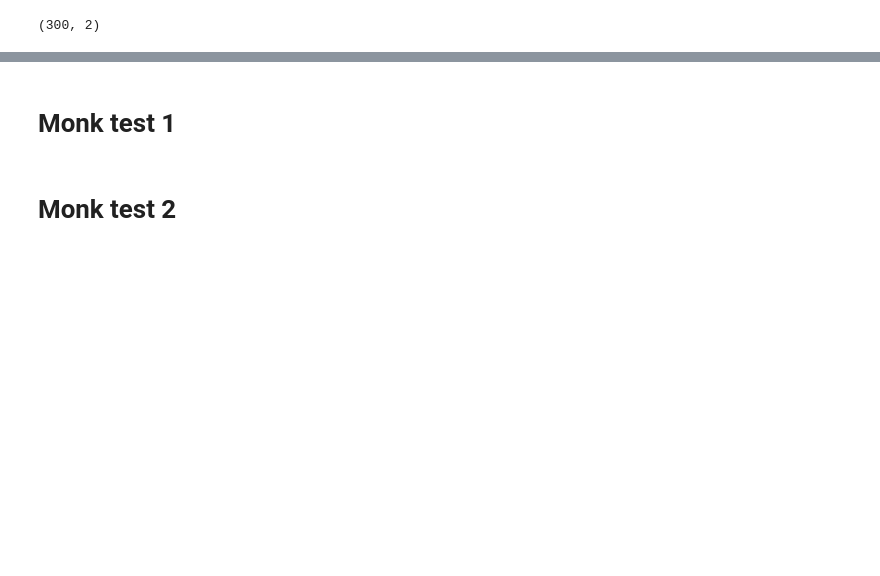
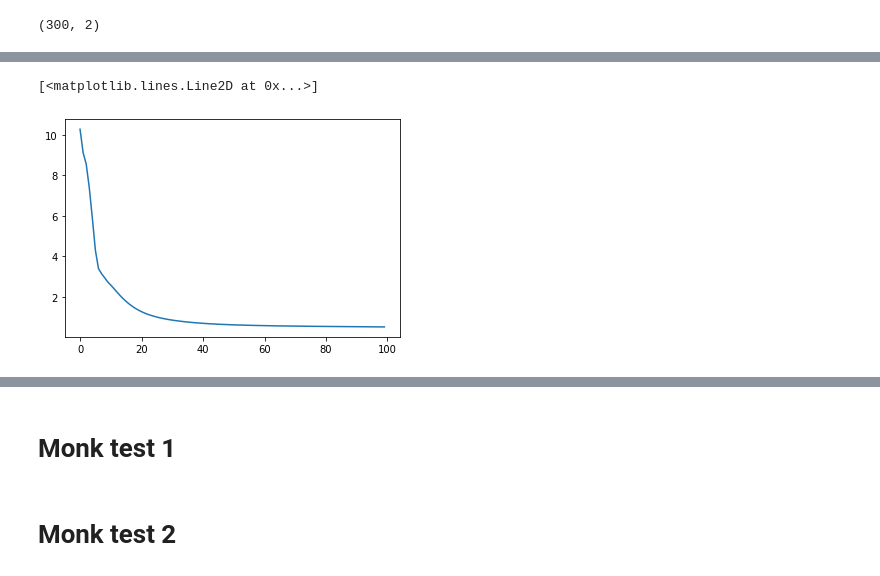
Before and after one commit to sd3ntato/ML-Project, a Jupyter notebook: test_notebook.ipynb, the cells around one changed output, grey strips where cells are left out. Drawn from its saved outputs; the diff is of its cells as text; code cells hidden in the pictures; blank space fills up the shorter version.

```diff
--- a/test_notebook.ipynb
+++ b/test_notebook.ipynb
@@ -32,12 +35,15 @@ print( MSE(outs,ty))
 # %%
-e, _ = n.train(tx, ty, 5e-02,
-  a = 1e-02,
+e, _ = n.train(tx, ty, 1e-02,
+  a = 9e-01,
   l = 0,
   max_epochs = 1000,
-  tresh = .1,
+  tresh = .001,
   measure_interval = 10 )
 clear_output()
 plt.plot(e)
+# %% [output]
+[<matplotlib.lines.Line2D at 0x...>]
+[figure, added]
 # %%
 plt.plot(tx,ty,label='target function')
 outs = n.supply_sequence(tx)
```
Also changed, not shown: parts of 3 cells of this notebook.
